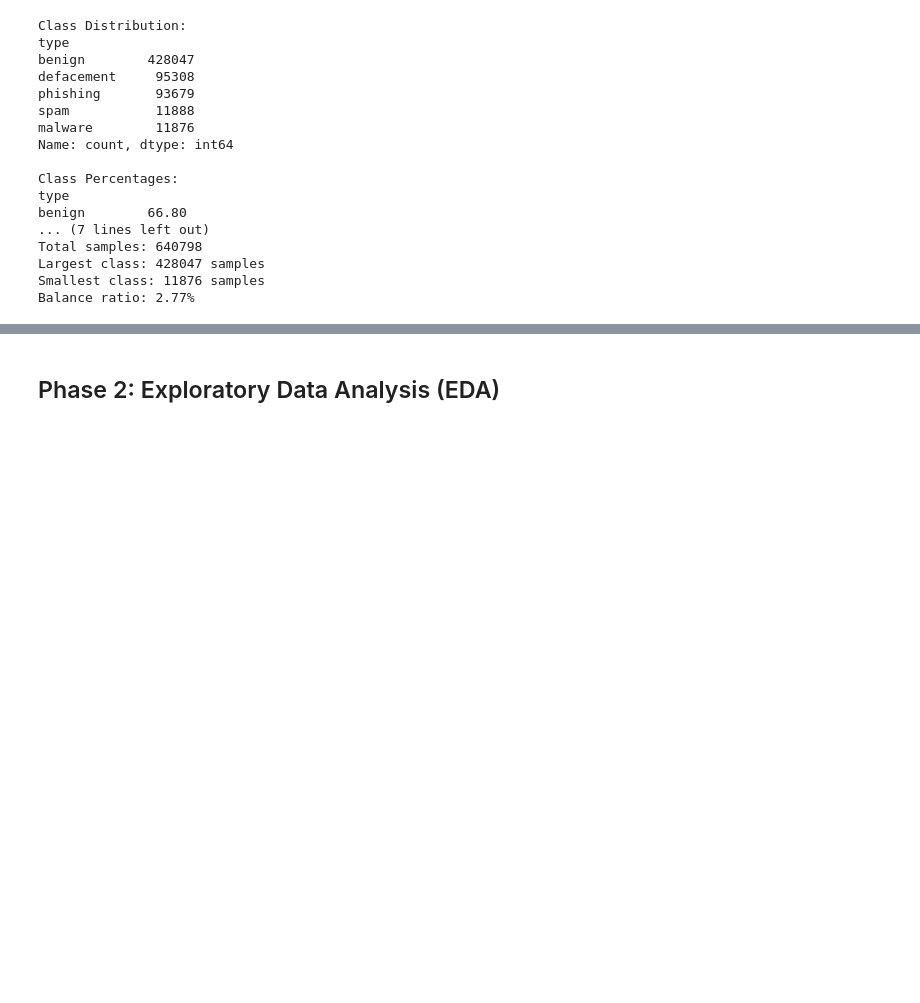
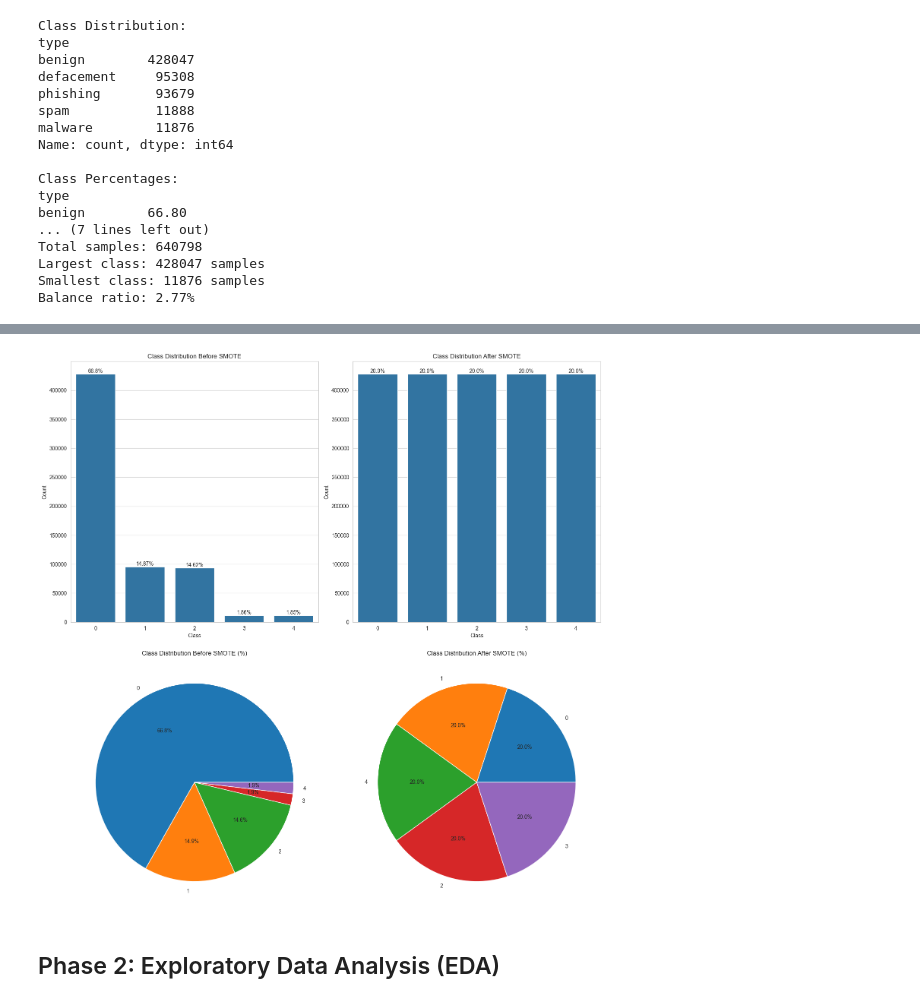
Before and after one commit to Maaheenkhn/URL-Classification, a Jupyter notebook: URL_Classification.ipynb, the cells around one changed output, grey strips where cells are left out. Saved outputs shown, nothing was run; the diff lists cells and outputs as text; code cells hidden in the pictures; blank space fills up the shorter version.

```diff
--- a/URL_Classification.ipynb
+++ b/URL_Classification.ipynb
@@ -554,22 +534,22 @@ Name: count, dtype: int64
 # %%
-# columns = [
-#     "Querylength", "domain_token_count", "path_token_count", "avgdomaintokenlen", "longdomaintokenlen",
-#     "avgpathtokenlen", "tld", "charcompvowels", "charcompace", "ldl_url", "ldl_domain", "ldl_path",
-#     "ldl_filename", "ldl_getArg", "dld_url", "dld_domain", "dld_path", "dld_filename", "dld_getArg",
-#     "urlLen", "domainlength", "pathLength", "subDirLen", "fileNameLen", "this.fileExtLen", "ArgLen",
-#     "pathurlRatio", "ArgUrlRatio", "argDomanRatio", "domainUrlRatio", "pathDomainRatio", "argPathRatio",
-#     "executable", "isPortEighty", "NumberofDotsinURL", "ISIpAddressInDomainName", "CharacterContinuityRate",
-#     "LongestVariableValue", "URL_DigitCount", "host_DigitCount", "Directory_DigitCount", "File_name_DigitCount",
-#     "Extension_DigitCount", "Query_DigitCount", "URL_Letter_Count", "host_letter_count", "Directory_LetterCount",
-#     "Filename_LetterCount", "Extension_LetterCount", "Query_LetterCount", "LongestPathTokenLength",
-#     "Domain_LongestWordLength", "Path_LongestWordLength", "sub-Directory_LongestWordLength",
-#     "Arguments_LongestWordLength", "URL_sensitiveWord", "URLQueries_variable", "spcharUrl", "delimeter_Domain",
-#     "delimeter_path", "delimeter_Count", "NumberRate_URL", "NumberRate_Domain", "NumberRate_DirectoryName",
-#     "NumberRate_FileName", "NumberRate_Extension", "NumberRate_AfterPath", "SymbolCount_URL", "SymbolCount_Domain",
-#     "SymbolCount_Directoryname", "SymbolCount_FileName", "SymbolCount_Extension", "SymbolCount_Afterpath",
-#     "Entropy_URL", "Entropy_Domain", "Entropy_DirectoryName", "Entropy_Filename", "Entropy_Extension",
-#     "Entropy_Afterpath"
-# ]
+feature_columns = [
+    "Querylength", "domain_token_count", "path_token_count", "avgdomaintokenlen", "longdomaintokenlen",
+    "avgpathtokenlen", "tld", "charcompvowels", "charcompace", "ldl_url", "ldl_domain", "ldl_path",
+    "ldl_filename", "ldl_getArg", "dld_url", "dld_domain", "dld_path", "dld_filename", "dld_getArg",
+    "urlLen", "domainlength", "pathLength", "subDirLen", "fileNameLen", "this.fileExtLen", "ArgLen",
+    "pathurlRatio", "ArgUrlRatio", "argDomanRatio", "domainUrlRatio", "pathDomainRatio", "argPathRatio",
+    "executable", "isPortEighty", "NumberofDotsinURL", "ISIpAddressInDomainName", "CharacterContinuityRate",
+    "LongestVariableValue", "URL_DigitCount", "host_DigitCount", "Directory_DigitCount", "File_name_DigitCount",
+    "Extension_DigitCount", "Query_DigitCount", "URL_Letter_Count", "host_letter_count", "Directory_LetterCount",
+    "Filename_LetterCount", "Extension_LetterCount", "Query_LetterCount", "LongestPathTokenLength",
+    "Domain_LongestWordLength", "Path_LongestWordLength", "sub-Directory_LongestWordLength",
+    "Arguments_LongestWordLength", "URL_sensitiveWord", "URLQueries_variable", "spcharUrl", "delimeter_Domain",
+    "delimeter_path", "delimeter_Count", "NumberRate_URL", "NumberRate_Domain", "NumberRate_DirectoryName",
+    "NumberRate_FileName", "NumberRate_Extension", "NumberRate_AfterPath", "SymbolCount_URL", "SymbolCount_Domain",
+    "SymbolCount_Directoryname", "SymbolCount_FileName", "SymbolCount_Extension", "SymbolCount_Afterpath",
+    "Entropy_URL", "Entropy_Domain", "Entropy_DirectoryName", "Entropy_Filename", "Entropy_Extension",
+    "Entropy_Afterpath"
+]
 
 # Step 1: Combine X_resampled and y_resampled into a new DataFrame (balanced_df)
 X_resampled_df = pd.DataFrame(X_resampled, columns=feature_columns)
@@ -597,33 +577,35 @@ for i, (count, percentage) in enumerate(zip(class_counts, class_percentages)):
 # Plot 2: Class Distribution After SMOTE (using balanced_df)
 plt.subplot(2, 2, 2)
 class_counts_resampled = balanced_df['type'].value_counts()
 sns.barplot(x=class_counts_resampled.index, y=class_counts_resampled.values)
 plt.title('Class Distribution After SMOTE')
 plt.xlabel('Class')
 plt.ylabel('Count')
 
 # Calculate and display class percentages after SMOTE
 class_percentages_resampled = (class_counts_resampled / len(balanced_df) * 100).round(2)
 for i, (count, percentage) in enumerate(zip(class_counts_resampled, class_percentages_resampled)):
     plt.text(i, count, f'{percentage}%', ha='center', va='bottom')
 
 # Plot 3: Pie chart showing class distribution before SMOTE
 plt.subplot(2, 2, 3)
 plt.pie(class_counts, labels=class_counts.index, autopct='%1.1f%%')
 plt.title('Class Distribution Before SMOTE (%)')
 
 # Plot 4: Pie chart showing class distribution after SMOTE
 plt.subplot(2, 2, 4)
 plt.pie(class_counts_resampled, labels=class_counts_resampled.index, autopct='%1.1f%%')
 plt.title('Class Distribution After SMOTE (%)')
 
 # Step 4: Adjust layout and show the plot
 plt.tight_layout()
 plt.show()
 
 # Save the plot as an image
 plt.savefig('class_balance.png')
 plt.close()
+# %% [output]
+[figure, added]
 # %% [markdown]
 ## Phase 2: Exploratory Data Analysis (EDA)
 # %% [markdown]
```
Also changed, not shown: parts of 23 cells of this notebook.
